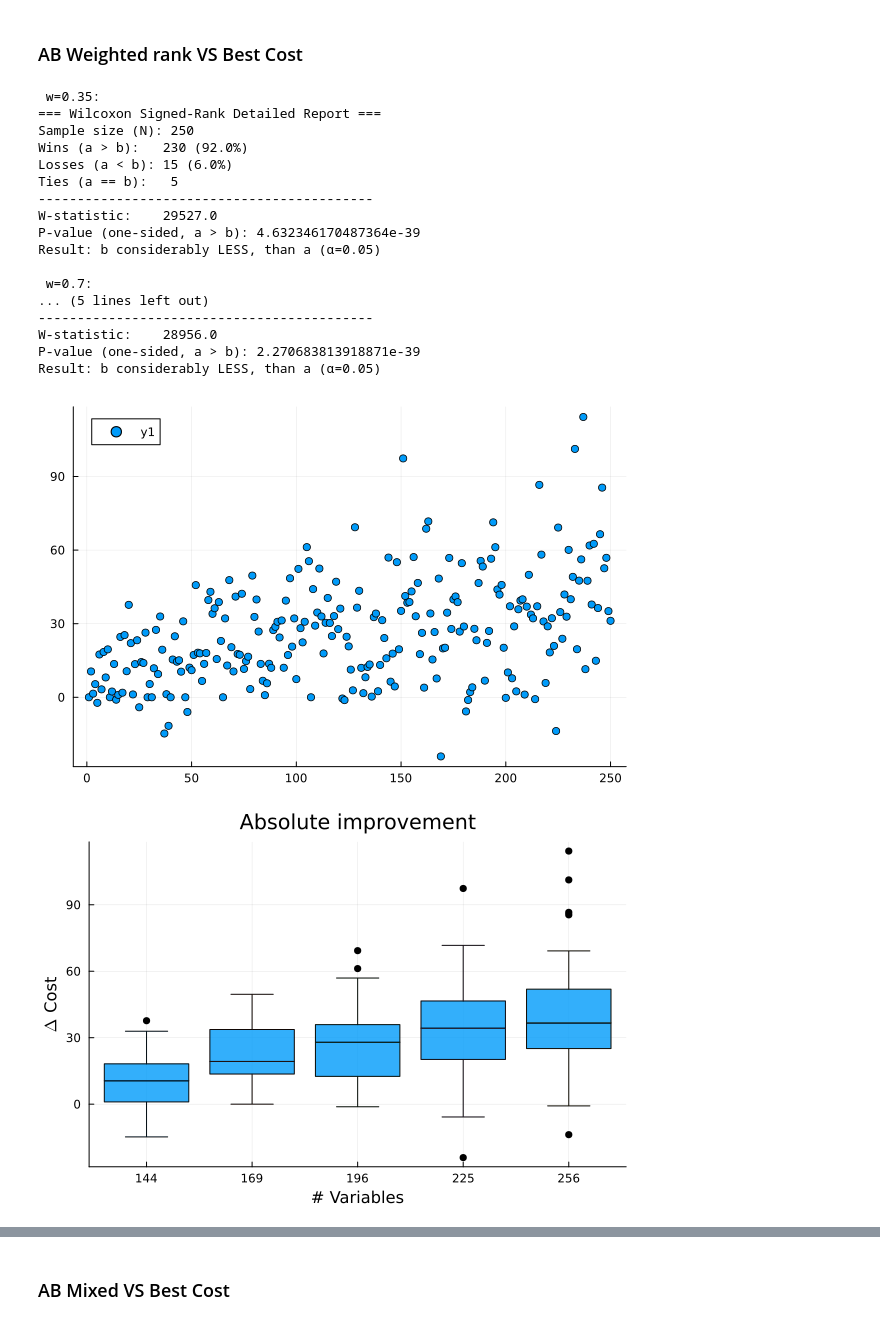
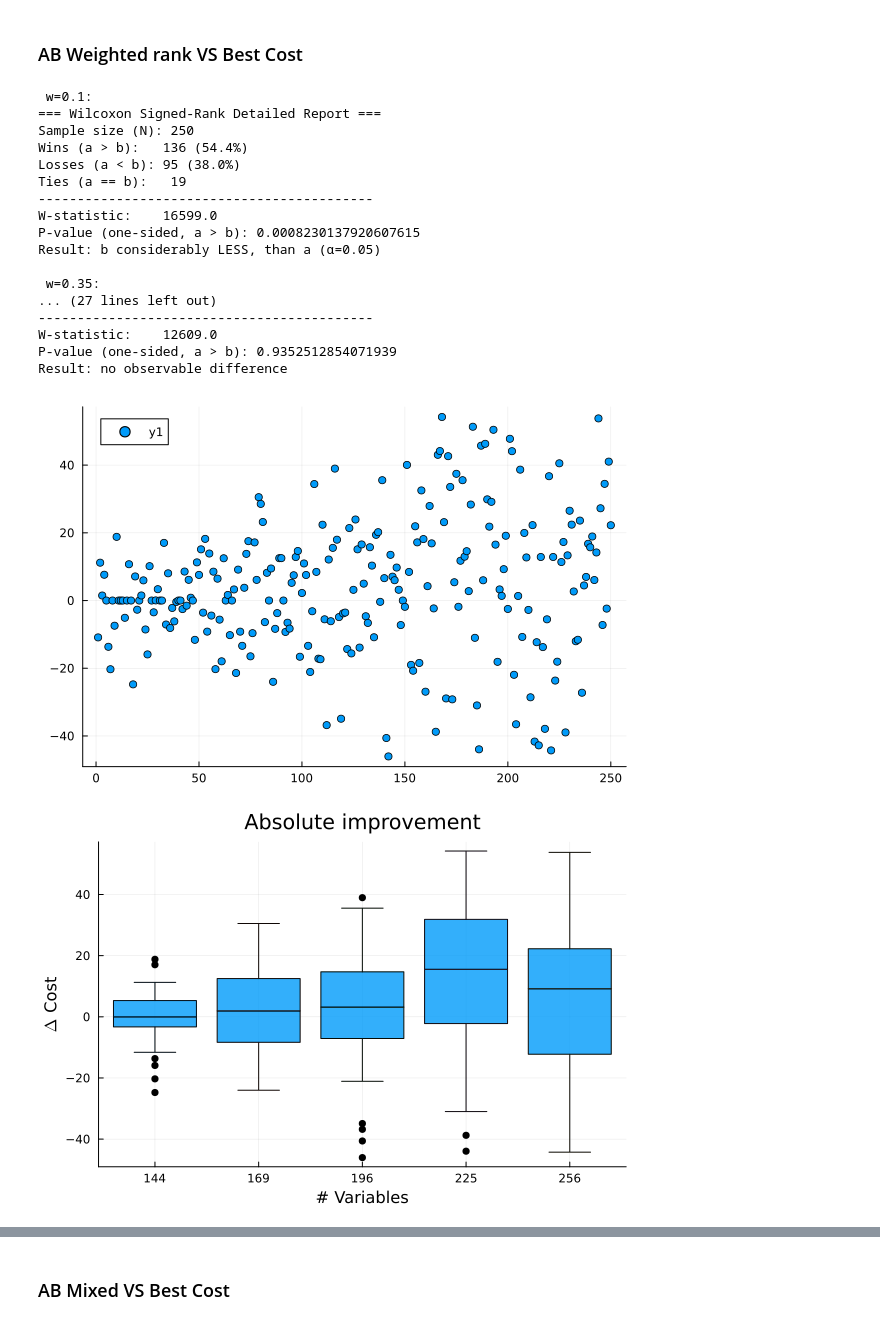
Before and after one commit to antientropic-guy/OhMyU1_public, a Jupyter notebook: examples/LinearAssignmentReport.ipynb, the cells around one changed output, grey strips where cells are left out. Saved outputs shown, nothing was run; the diff lists cells and outputs as text; code cells hidden in the pictures.

Commit message:
updated results

```diff
--- a/examples/LinearAssignmentReport.ipynb
+++ b/examples/LinearAssignmentReport.ipynb
@@ -134,48 +124,48 @@ plot_rel_improvement (generic function with 1 method)
 # %%
 n_sizes = [12, 13, 14, 15, 16]
 problems_range = 1:50
-w_vec = [0.35, 0.7]
-path2_best_cost = "../data/random_assignment/res_best_cost_barrier_false_div_false_r=50.jld2"
+w_vec = [0.1, 0.35, 0.5, 0.7]
+path2_best_cost = "data/random_assignment/res_best_cost_barrier_false_div_false_r=50.jld2"
 best_cost_vec = get_res_vec(path2_best_cost, strategy="best_cost", n_sizes=n_sizes, problems_range=problems_range)
 for w in w_vec
-    path2_mixed = "../data/random_assignment/res_weighted rank_barrier_false_div_false_r=50_w=0.35_0.5_0.7_1.0.jld2"
+    path2_mixed = "data/random_assignment/res_weighted rank_barrier_false_div_false_r=50_w=0.1_0.35_0.5_0.7.jld2"
     println("\n w=$(w): ")
     best_cost_mixed = get_res_vec(path2_mixed, strategy="weighted rank", n_sizes=n_sizes, problems_range=problems_range, w=w)
     detailed_wilcoxon(best_cost_vec, best_cost_mixed)
 end
 # %% [output]
- w=0.35:
+ w=0.1:
 === Wilcoxon Signed-Rank Detailed Report ===
 Sample size (N): 250
-Wins (a > b):   230 (92.0%)
-Losses (a < b): 15 (6.0%)
-Ties (a == b):   5
+Wins (a > b):   136 (54.4%)
+Losses (a < b): 95 (38.0%)
+Ties (a == b):   19
 -------------------------------------------
-W-statistic:    29527.0
-P-value (one-sided, a > b): 4.632346170487364e-39
+W-statistic:    16599.0
+P-value (one-sided, a > b): 0.0008230137920607615
 Result: b considerably LESS, than a (α=0.05)
 
- w=0.7:
-... (5 lines left out)
+ w=0.35:
+... (27 lines left out)
 -------------------------------------------
-W-statistic:    28956.0
-P-value (one-sided, a > b): 2.270683813918871e-39
-Result: b considerably LESS, than a (α=0.05)
+W-statistic:    12609.0
+P-value (one-sided, a > b): 0.9352512854071939
+Result: no observable difference
 # %%
-path2_mixed = "../data/random_assignment/res_weighted rank_barrier_false_div_false_r=50_w=0.35_0.5_0.7_1.0.jld2"
+path2_mixed = "data/random_assignment/res_weighted rank_barrier_false_div_false_r=50_w=0.1_0.35_0.5_0.7.jld2"
 get_b_vec = w -> get_res_vec(path2_mixed, strategy="weighted rank", n_sizes=n_sizes, problems_range=problems_range, w=w)
-for w in [0.7]
+for w in [0.1]
     p = scatter(best_cost_vec - get_b_vec(w))
     display(p)
 end
 # %% [output]
-[figure, old version]
+[figure, new version]
 # %%
 a = best_cost_vec
-b = get_b_vec(0.7)
+b = get_b_vec(0.1)
 plot_abs_improvement(a, b)
 # %% [output]
-[figure, old version]
+[figure, new version]
 # %%
 plot_rel_improvement(a, b)
 # %% [output]
```
Also changed, not shown: parts of 11 cells of this notebook, 45 other files.
